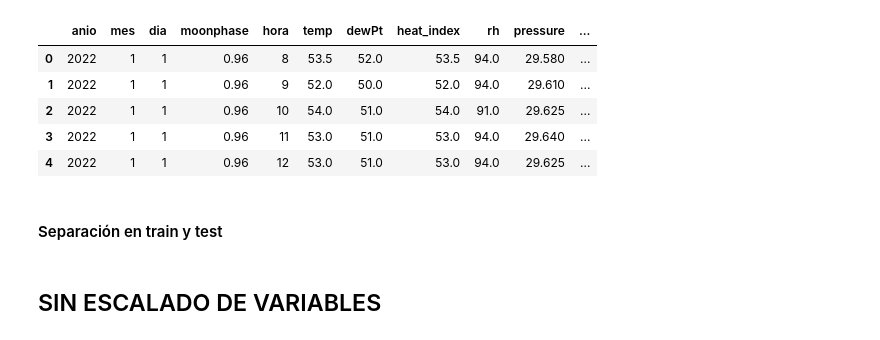
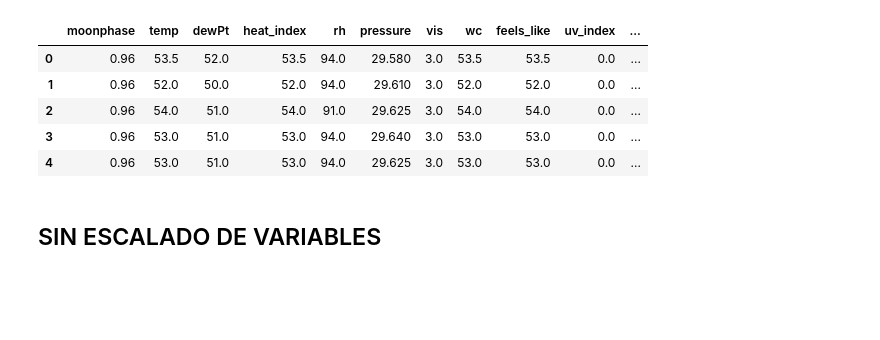
Before and after one commit to MarioBaldocchi/PD, a Jupyter notebook: modelos/mlperceptron/mlperceptron-nb.ipynb, the cells around one changed output. Cells and saved outputs as stored; diff of their text form; code cells hidden in the pictures; blank space fills up the shorter version.

```diff
--- a/modelos/mlperceptron/mlperceptron-nb.ipynb
+++ b/modelos/mlperceptron/mlperceptron-nb.ipynb
@@ -27,11 +27,0 @@ X = X.drop(columns=["Temperatura", 'wspd'])
-# %%
-X.head()
-# %% [output]
-|  | anio | mes | dia | moonphase | hora | temp | dewPt | heat_index | rh | pressure | ... |
-| 0 | 2022 | 1 | 1 | 0.96 | 8 | 53.5 | 52.0 | 53.5 | 94.0 | 29.580 | ... |
-| 1 | 2022 | 1 | 1 | 0.96 | 9 | 52.0 | 50.0 | 52.0 | 94.0 | 29.610 | ... |
-| 2 | 2022 | 1 | 1 | 0.96 | 10 | 54.0 | 51.0 | 54.0 | 91.0 | 29.625 | ... |
-| 3 | 2022 | 1 | 1 | 0.96 | 11 | 53.0 | 51.0 | 53.0 | 94.0 | 29.640 | ... |
-| 4 | 2022 | 1 | 1 | 0.96 | 12 | 53.0 | 51.0 | 53.0 | 94.0 | 29.625 | ... |
-# %% [markdown]
-#### Separación en train y test
@@ -42,3 +28,12 @@ X_train, X_test, y_train, y_test = sep_train_test() #separa en 2022 y 2023
+# %%
+X_train.head()
+# %% [output]
+|  | moonphase | temp | dewPt | heat_index | rh | pressure | vis | wc | feels_like | uv_index | ... |
+| 0 | 0.96 | 53.5 | 52.0 | 53.5 | 94.0 | 29.580 | 3.0 | 53.5 | 53.5 | 0.0 | ... |
+| 1 | 0.96 | 52.0 | 50.0 | 52.0 | 94.0 | 29.610 | 3.0 | 52.0 | 52.0 | 0.0 | ... |
+| 2 | 0.96 | 54.0 | 51.0 | 54.0 | 91.0 | 29.625 | 3.0 | 54.0 | 54.0 | 0.0 | ... |
+| 3 | 0.96 | 53.0 | 51.0 | 53.0 | 94.0 | 29.640 | 3.0 | 53.0 | 53.0 | 0.0 | ... |
+| 4 | 0.96 | 53.0 | 51.0 | 53.0 | 94.0 | 29.625 | 3.0 | 53.0 | 53.0 | 0.0 | ... |
 # %% [markdown]
 SIN ESCALADO DE VARIABLES
 -
```
Also changed, not shown: parts of 48 cells of this notebook.
